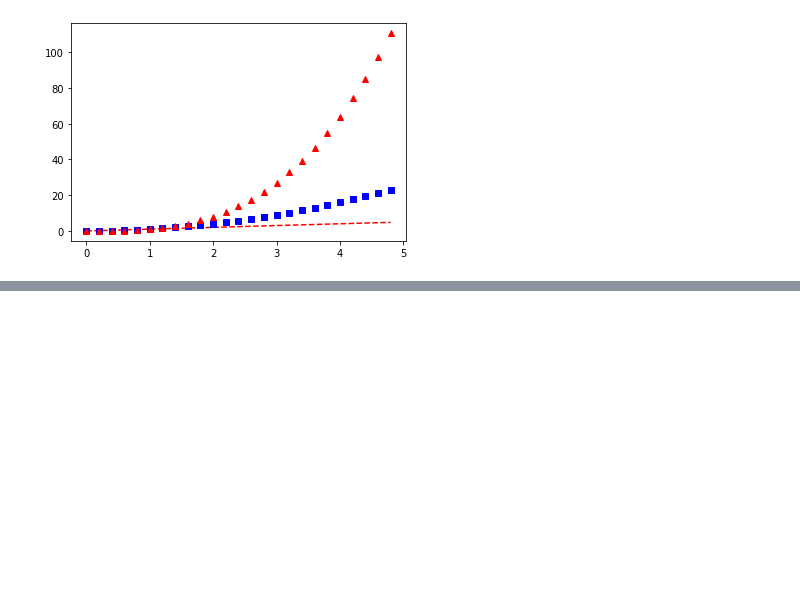
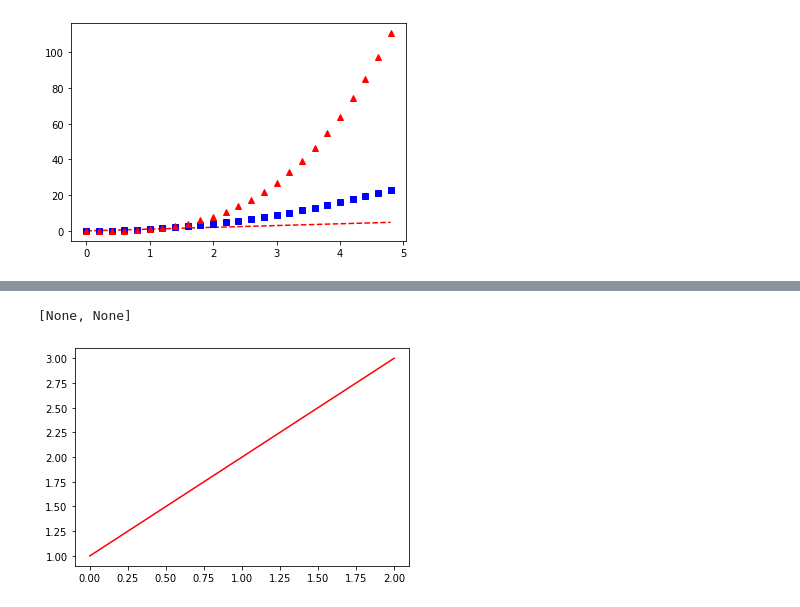
Before and after one commit to rohitaswchoudhary/spy_tutorial, a Jupyter notebook: plot/2.ipynb, the cells around one changed output, grey strips where cells are left out. Cells and saved outputs as stored; diff of their text form; code cells hidden in the pictures; blank space fills up the shorter version.

```diff
--- a/plot/2.ipynb
+++ b/plot/2.ipynb
@@ -55,0 +78,6 @@ plt.show()
+# %%
+line=plt.plot([1,2,3])
+plt.setp(line,'color','r','animated','True')
+# %% [output]
+[None, None]
+[figure, added]
```
Also changed, not shown: parts of 9 cells of this notebook, 2 other files.
